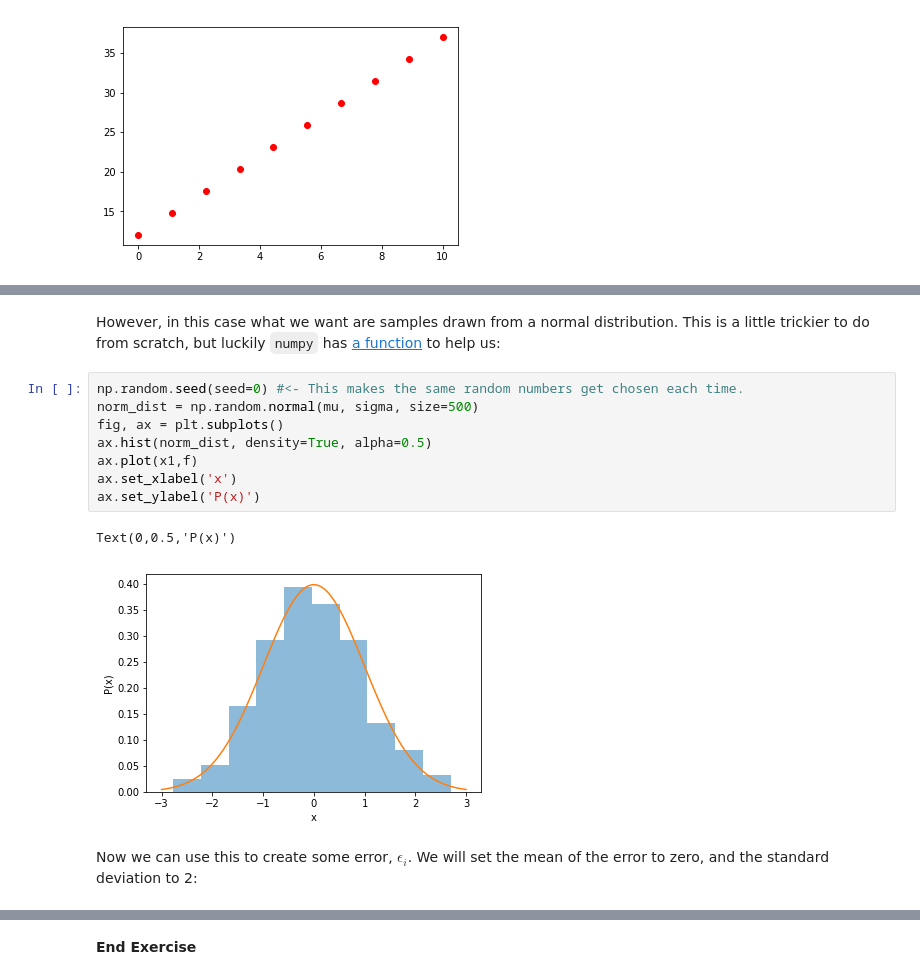
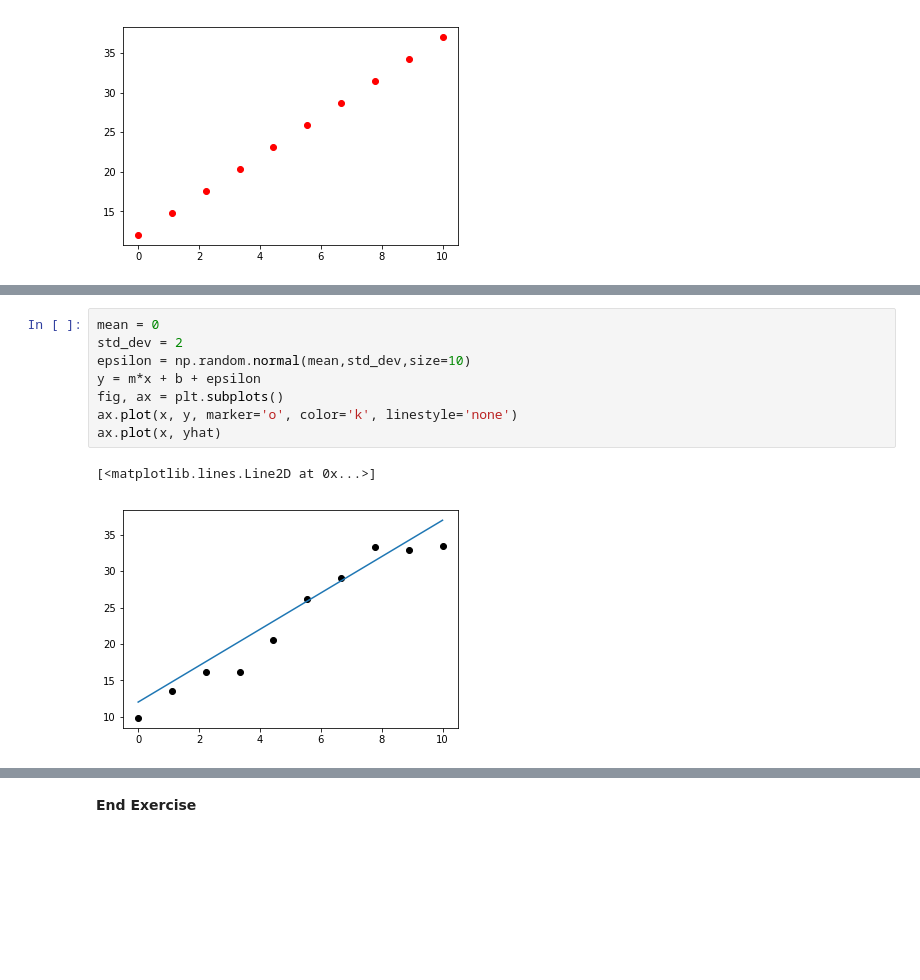
Before and after one commit to medford-group/data_analytics_for_engineers, a Jupyter notebook: modules/0-foundations/foundations.ipynb, the cells around one changed output, grey strips where cells are left out. Drawn from its saved outputs; the diff is of its cells as text; blank space fills up the shorter version.

```diff
--- a/modules/0-foundations/foundations.ipynb
+++ b/modules/0-foundations/foundations.ipynb
@@ -175,15 +139,11 @@ Text(0,0.5,'P(x)')
-# %% [markdown]
-However, in this case what we want are samples drawn from a normal distribution. This is a little trickier to do from scratch, but luckily `numpy` has [a function](https://docs.scipy.org/doc/numpy-1.15.0/reference/generated/numpy.random.normal.html) to help us:
-# %%
-np.random.seed(seed=0) #<- This makes the same random numbers get chosen each time.
-norm_dist = np.random.normal(mu, sigma, size=500)
-fig, ax = plt.subplots()
-ax.hist(norm_dist, density=True, alpha=0.5)
-ax.plot(x1,f)
-ax.set_xlabel('x')
-ax.set_ylabel('P(x)')
-# %% [output]
-Text(0,0.5,'P(x)')
-[figure, removed]
-# %% [markdown]
-Now we can use this to create some error, $\epsilon_i$. We will set the mean of the error to zero, and the standard deviation to 2:
+# %%
+mean = 0
+std_dev = 2
+epsilon = np.random.normal(mean,std_dev,size=10)
+y = m*x + b + epsilon
+fig, ax = plt.subplots()
+ax.plot(x, y, marker='o', color='k', linestyle='none')
+ax.plot(x, yhat)
+# %% [output]
+[<matplotlib.lines.Line2D at 0x...>]
+[figure, added]
```
Also changed, not shown: parts of 52 cells of this notebook, 1 other file.
